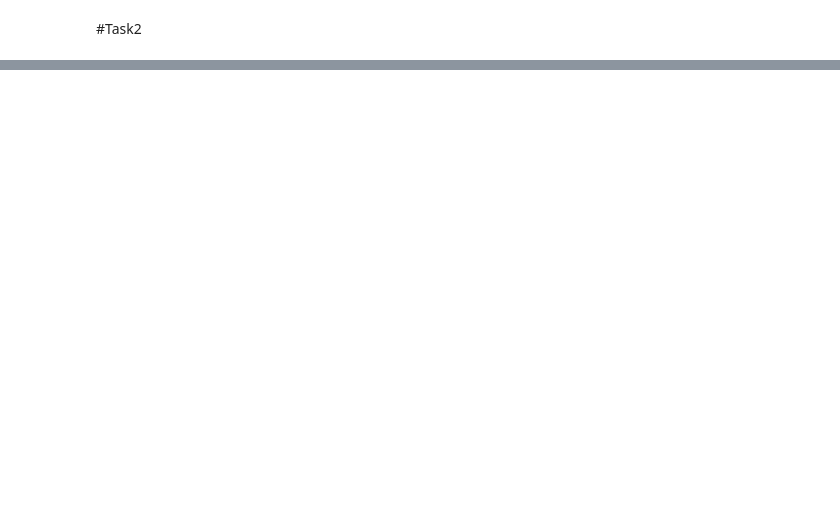
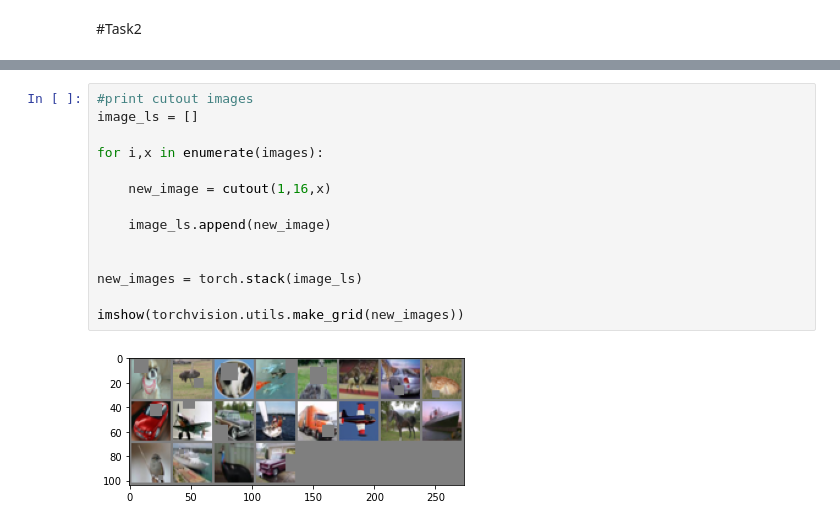
Before and after one commit to raneye99/COMP0090, a Jupyter notebook: cw1/cw1.ipynb, the cells around one changed output, grey strips where cells are left out. Drawn from its saved outputs; the diff is of its cells as text; blank space fills up the shorter version.

```diff
--- a/cw1/cw1.ipynb
+++ b/cw1/cw1.ipynb
@@ -77 +176,17 @@ print(' '.join('%5s' % classes[labels[j]] for j in range(batch_size)))
+# %%
+#print cutout images
+image_ls = []
+
+for i,x in enumerate(images):
+
+    new_image = cutout(1,16,x)
+
+    image_ls.append(new_image)
+
+
+new_images = torch.stack(image_ls)
+
+imshow(torchvision.utils.make_grid(new_images))
+# %% [output]
+[figure, added]
 # %%
```
Also changed, not shown: parts of 11 cells of this notebook, 2 other files.
